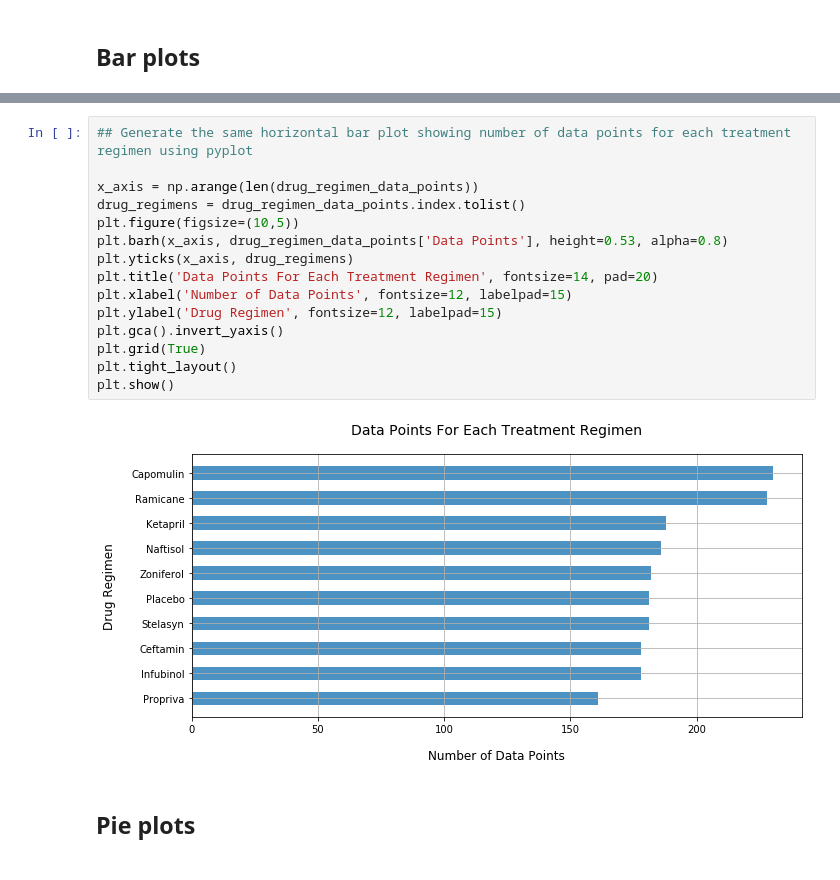
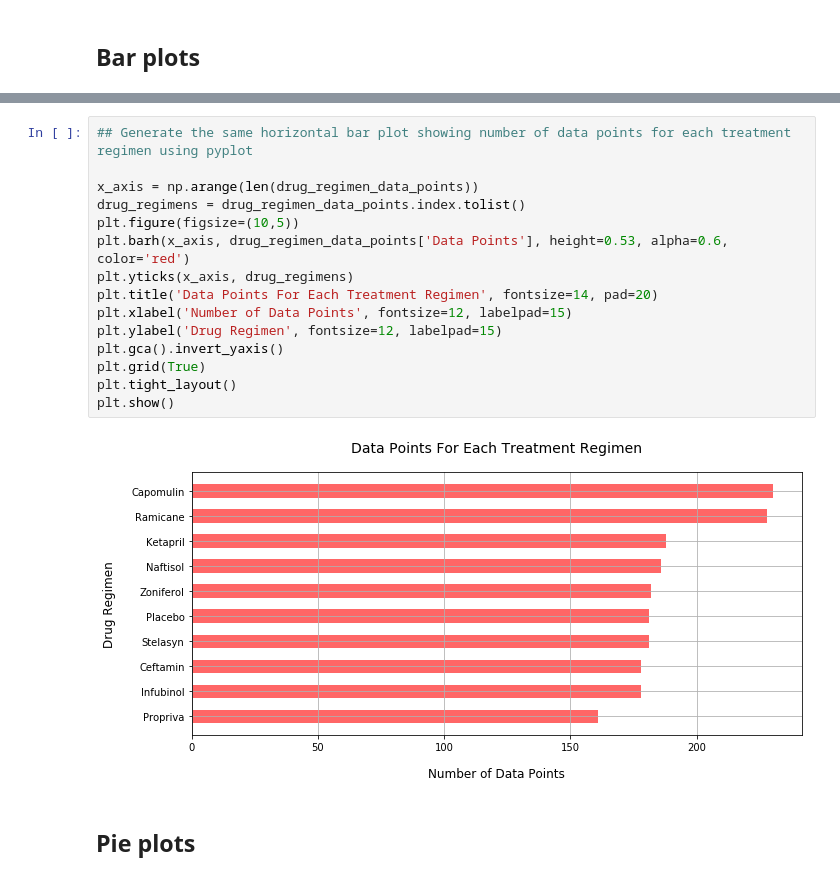
Before and after one commit to anulkar/matplotlib-challenge, a Jupyter notebook: Pymaceuticals/pymaceuticals.ipynb, the cells around one changed output, grey strips where cells are left out. Saved outputs shown, nothing was run; the diff lists cells and outputs as text.

```diff
--- a/Pymaceuticals/pymaceuticals.ipynb
+++ b/Pymaceuticals/pymaceuticals.ipynb
@@ -86,20 +87,20 @@ plt.tight_layout()
 # %%
 ## Generate the same horizontal bar plot showing number of data points for each treatment regimen using pyplot
 
 x_axis = np.arange(len(drug_regimen_data_points))
 drug_regimens = drug_regimen_data_points.index.tolist()
 plt.figure(figsize=(10,5))
-plt.barh(x_axis, drug_regimen_data_points['Data Points'], height=0.53, alpha=0.8)
+plt.barh(x_axis, drug_regimen_data_points['Data Points'], height=0.53, alpha=0.6, color='red')
 plt.yticks(x_axis, drug_regimens)
 plt.title('Data Points For Each Treatment Regimen', fontsize=14, pad=20)
 plt.xlabel('Number of Data Points', fontsize=12, labelpad=15)
 plt.ylabel('Drug Regimen', fontsize=12, labelpad=15)
 plt.gca().invert_yaxis()
 plt.grid(True)
 plt.tight_layout()
 plt.show()
 # %% [output]
-[figure, old version]
+[figure, new version]
 # %% [markdown]
 ## Pie plots
 # %%
```
Also changed, not shown: parts of 1 cell of this notebook.
